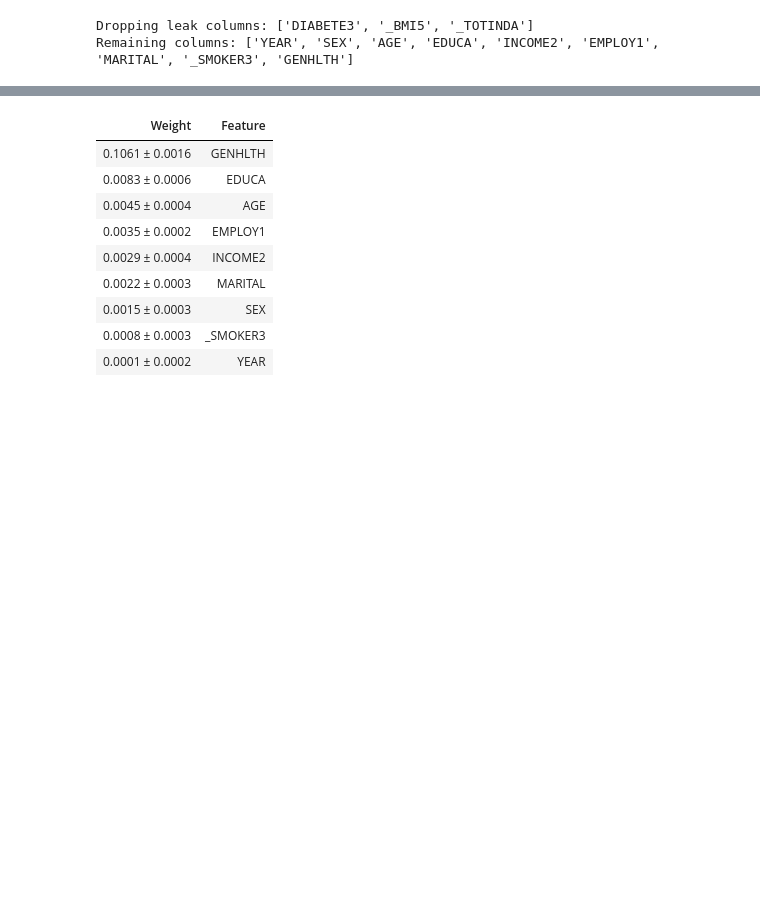
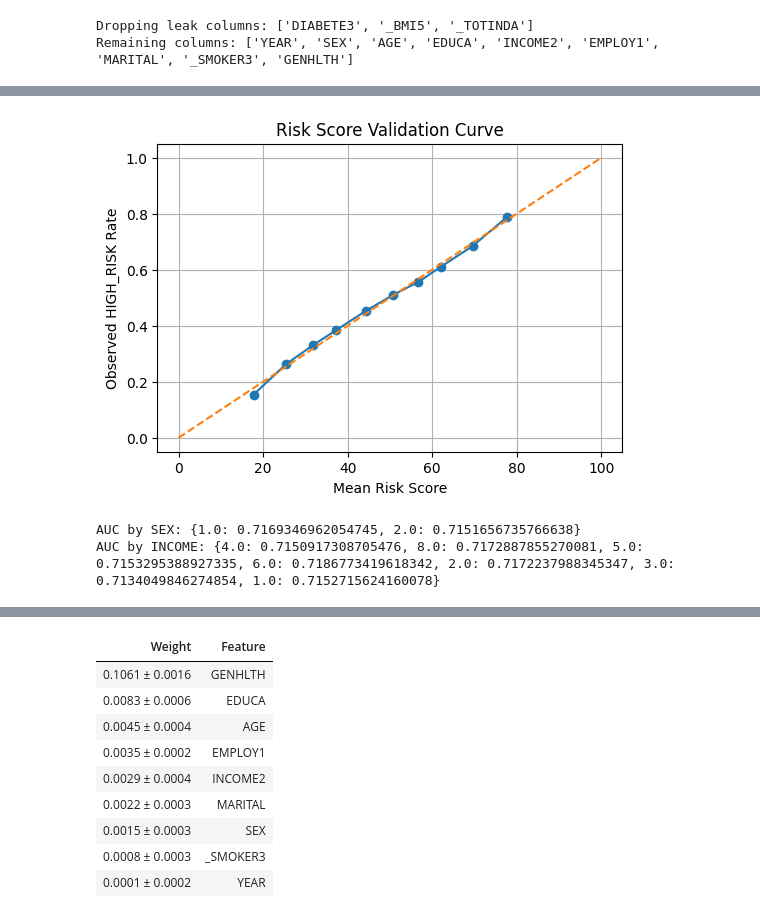
Before and after one commit to Ani511/Wellbeing-AI, a Jupyter notebook: Modelling_Healthscore.ipynb, the cells around one changed output, grey strips where cells are left out. Drawn from its saved outputs; the diff is of its cells as text; code cells hidden in the pictures; blank space fills up the shorter version.

```diff
--- a/Modelling_Healthscore.ipynb
+++ b/Modelling_Healthscore.ipynb
@@ -107,0 +150,12 @@ AUC Score: 0.716024315832697
+# %%
+eval_df["risk_score"] = (eval_df["risk_prob"] * 100).round(1)
+# %%
+eval_df["score_decile"] = pd.qcut(eval_df["risk_score"], 10, labels=False)
+
+decile_summary = eval_df.groupby("score_decile").agg(
+    mean_score=("risk_score", "mean"),
+    observed_risk=("y_true", "mean"),
+    count=("y_true", "count")
+).reset_index()
+
+decile_summary
@@ -107,0 +174,11 @@ AUC Score: 0.716024315832697
+# %%
+plt.figure(figsize=(6,4))
+plt.plot(decile_summary["mean_score"], decile_summary["observed_risk"], marker='o')
+plt.plot([0,100],[0,1],'--')
+plt.xlabel("Mean Risk Score")
+plt.ylabel("Observed HIGH_RISK Rate")
+plt.title("Risk Score Validation Curve")
+plt.grid(True)
+plt.show()
+# %% [output]
+[figure, added]
@@ -107,0 +199,6 @@ AUC Score: 0.716024315832697
+# %%
+print("AUC by SEX:", subgroup_auc(eval_df, "SEX"))
+print("AUC by INCOME:", subgroup_auc(eval_df, "INCOME2"))
+# %% [output]
+AUC by SEX: {1.0: 0.7169346962054745, 2.0: 0.7151656735766638}
+AUC by INCOME: {4.0: 0.7150917308705476, 8.0: 0.7172887855270081, 5.0: 0.7153295388927335, 6.0: 0.7186773419618342, 2.0: 0.7172237988345347, 3.0: 0.7134049846274854, 1.0: 0.7152715624160078}
```
Also changed, not shown: parts of 15 cells of this notebook.
